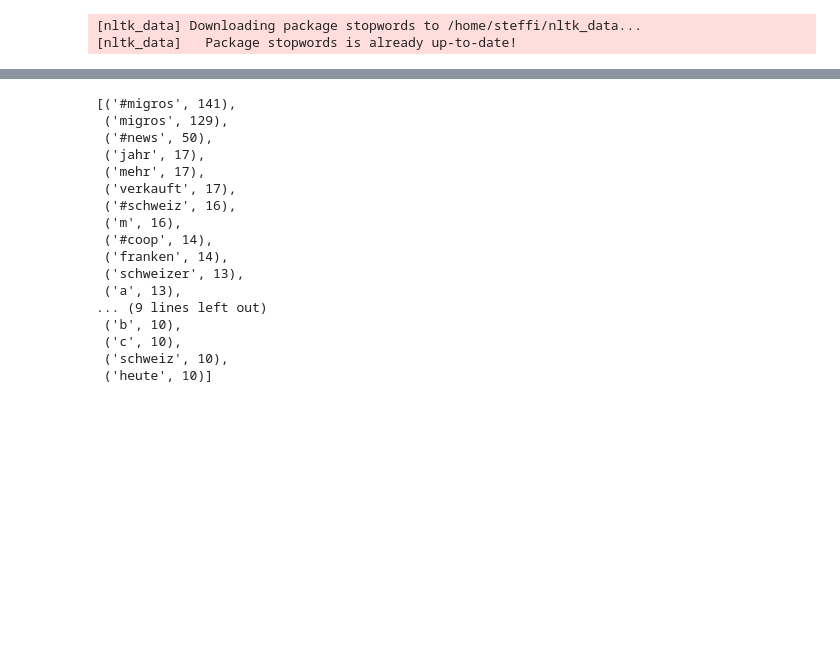
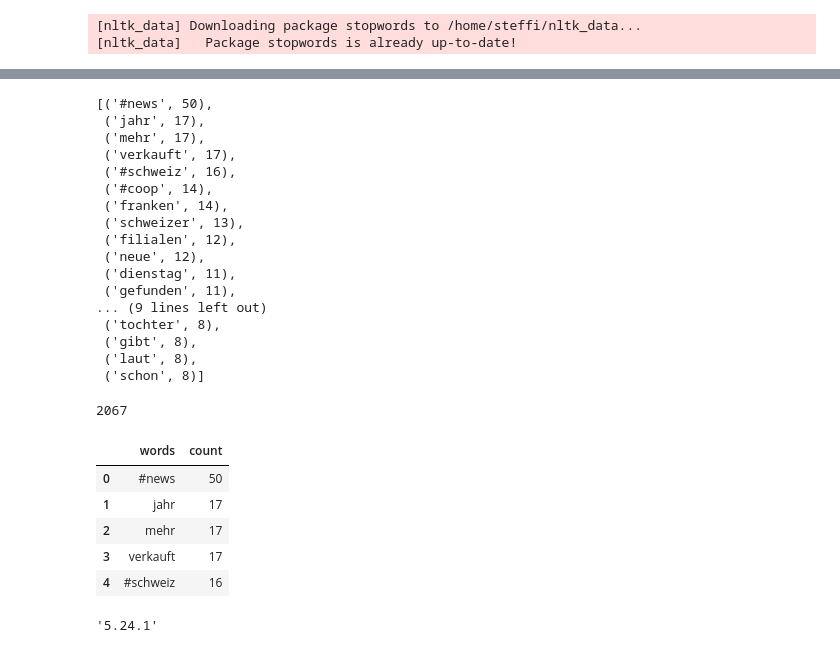
Before and after one commit to StefWed/investigate-public-opinion-on-retail, a Jupyter notebook: notebooks/Mastodon_Migros_Prototype.ipynb, the cells around one changed output, grey strips where cells are left out. Drawn from its saved outputs; the diff is of its cells as text; code cells hidden in the pictures; blank space fills up the shorter version.

Commit message:
Add the Updated Notebook Mastodon Migros Regarding Final Notes and Corrections

```diff
--- a/notebooks/Mastodon_Migros_Prototype.ipynb
+++ b/notebooks/Mastodon_Migros_Prototype.ipynb
@@ -625,4 +652,4 @@ def clean_upper_lower(toot_list):
 
     return list_clean
 # %%
-words_in_toot_clean = clean_upper_lower(words_in_toot)
+words_in_toot_clean = clean_missing_spaces(words_in_toots)
@@ -654,6 +661,7 @@ Removing the punctuation to better the result. You can dio it before, for instan
 def remove_punctuation_at_end(toot_list):
     """Replace punctuation found at the end of a string with nothing.
     It will remove the punctuation. Uses regex for finding punctuations.
+    It will drop empty strings, which might appear if the string held only a punctuation.
 
     Parameters
     ---------
@@ -758,0 +721,5 @@ toots_no_sw[77:82]
+# %%
+collection_words = ["#migros", "migros"]
+
+toots_no_cw = [[word for word in toot_words if not word in collection_words]
+               for toot_words in toots_no_sw]
@@ -759,24 +732,45 @@ toots_no_sw[77:82]
 # %%
-all_words_nsw = list(itertools.chain(*toots_no_sw))
+all_words = list(itertools.chain(*toots_no_cw))
 
-counts_nsw = collections.Counter(all_words_nsw)
+counts_words = collections.Counter(all_words)
 
-counts_nsw.most_common(25)
+counts_words.most_common(25)
 # %% [output]
-[('#migros', 141),
- ('migros', 129),
- ('#news', 50),
+[('#news', 50),
  ('jahr', 17),
  ('mehr', 17),
  ('verkauft', 17),
  ('#schweiz', 16),
- ('m', 16),
  ('#coop', 14),
  ('franken', 14),
  ('schweizer', 13),
- ('a', 13),
+ ('filialen', 12),
+ ('neue', 12),
+ ('dienstag', 11),
+ ('gefunden', 11),
 ... (9 lines left out)
- ('b', 10),
- ('c', 10),
- ('schweiz', 10),
- ('heute', 10)]
+ ('tochter', 8),
+ ('gibt', 8),
+ ('laut', 8),
+ ('schon', 8)]
+# %%
+len(counts_words)
+# %% [output]
+2067
+# %%
+most_common_25 = pd.DataFrame(counts_words.most_common(15),
+                             columns=['words', 'count'])
+
+most_common_25.head()
+# %% [output]
+|  | words | count |
+| 0 | #news | 50 |
+| 1 | jahr | 17 |
+| 2 | mehr | 17 |
+| 3 | verkauft | 17 |
+| 4 | #schweiz | 16 |
+# %%
+import plotly
+plotly.__version__
+# %% [output]
+'5.24.1'
```
Also changed, not shown: parts of 23 cells of this notebook.
